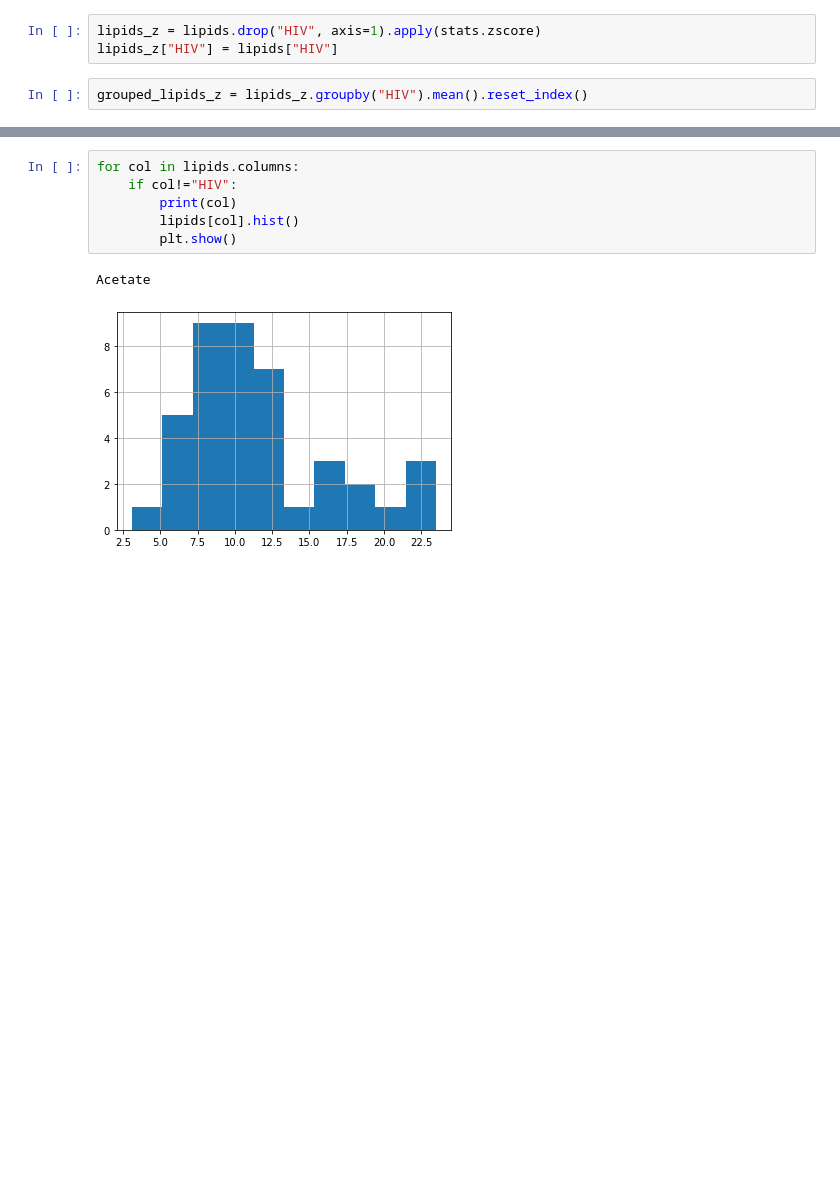
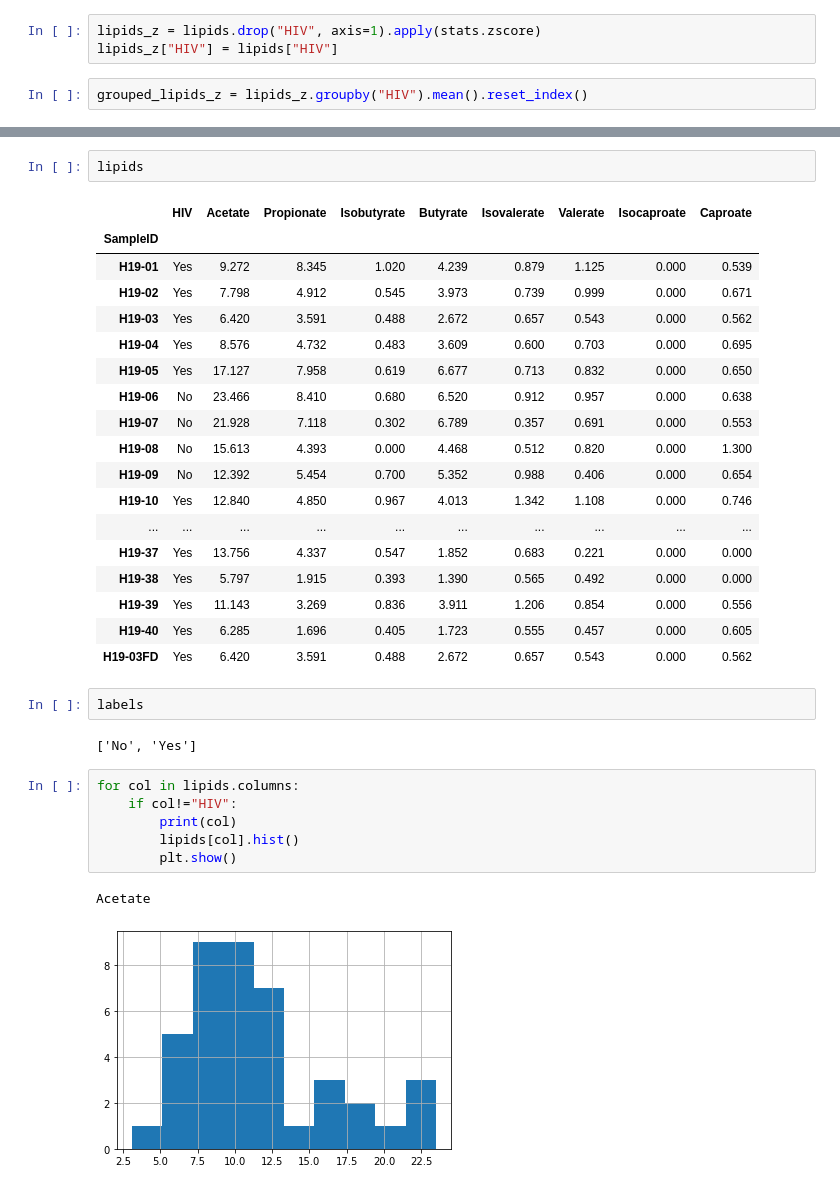
Before and after one commit to sterrettJD/HIV-microbiome, a Jupyter notebook: Lipidome.ipynb, the cells around one changed output, grey strips where cells are left out. Drawn from its saved outputs; the diff is of its cells as text; blank space fills up the shorter version.

```diff
--- a/Lipidome.ipynb
+++ b/Lipidome.ipynb
@@ -98,3 +115,28 @@ plt.show()
+# %%
+lipids
+# %% [output]
+|  | HIV | Acetate | Propionate | Isobutyrate | Butyrate | Isovalerate | Valerate | Isocaproate | Caproate |
+| SampleID |  |  |  |  |  |  |  |  |  |
+| H19-01 | Yes | 9.272 | 8.345 | 1.020 | 4.239 | 0.879 | 1.125 | 0.000 | 0.539 |
+| H19-02 | Yes | 7.798 | 4.912 | 0.545 | 3.973 | 0.739 | 0.999 | 0.000 | 0.671 |
+| H19-03 | Yes | 6.420 | 3.591 | 0.488 | 2.672 | 0.657 | 0.543 | 0.000 | 0.562 |
+| H19-04 | Yes | 8.576 | 4.732 | 0.483 | 3.609 | 0.600 | 0.703 | 0.000 | 0.695 |
+| H19-05 | Yes | 17.127 | 7.958 | 0.619 | 6.677 | 0.713 | 0.832 | 0.000 | 0.650 |
+| H19-06 | No | 23.466 | 8.410 | 0.680 | 6.520 | 0.912 | 0.957 | 0.000 | 0.638 |
+| H19-07 | No | 21.928 | 7.118 | 0.302 | 6.789 | 0.357 | 0.691 | 0.000 | 0.553 |
+| H19-08 | No | 15.613 | 4.393 | 0.000 | 4.468 | 0.512 | 0.820 | 0.000 | 1.300 |
+| H19-09 | No | 12.392 | 5.454 | 0.700 | 5.352 | 0.988 | 0.406 | 0.000 | 0.654 |
+| H19-10 | Yes | 12.840 | 4.850 | 0.967 | 4.013 | 1.342 | 1.108 | 0.000 | 0.746 |
+| ... | ... | ... | ... | ... | ... | ... | ... | ... | ... |
+| H19-37 | Yes | 13.756 | 4.337 | 0.547 | 1.852 | 0.683 | 0.221 | 0.000 | 0.000 |
+| H19-38 | Yes | 5.797 | 1.915 | 0.393 | 1.390 | 0.565 | 0.492 | 0.000 | 0.000 |
+| H19-39 | Yes | 11.143 | 3.269 | 0.836 | 3.911 | 1.206 | 0.854 | 0.000 | 0.556 |
+| H19-40 | Yes | 6.285 | 1.696 | 0.405 | 1.723 | 0.555 | 0.457 | 0.000 | 0.605 |
+| H19-03FD | Yes | 6.420 | 3.591 | 0.488 | 2.672 | 0.657 | 0.543 | 0.000 | 0.562 |
+# %%
+labels
+# %% [output]
+['No', 'Yes']
 # %%
 for col in lipids.columns:
     if col!="HIV":
```
Also changed, not shown: parts of 7 cells of this notebook.
